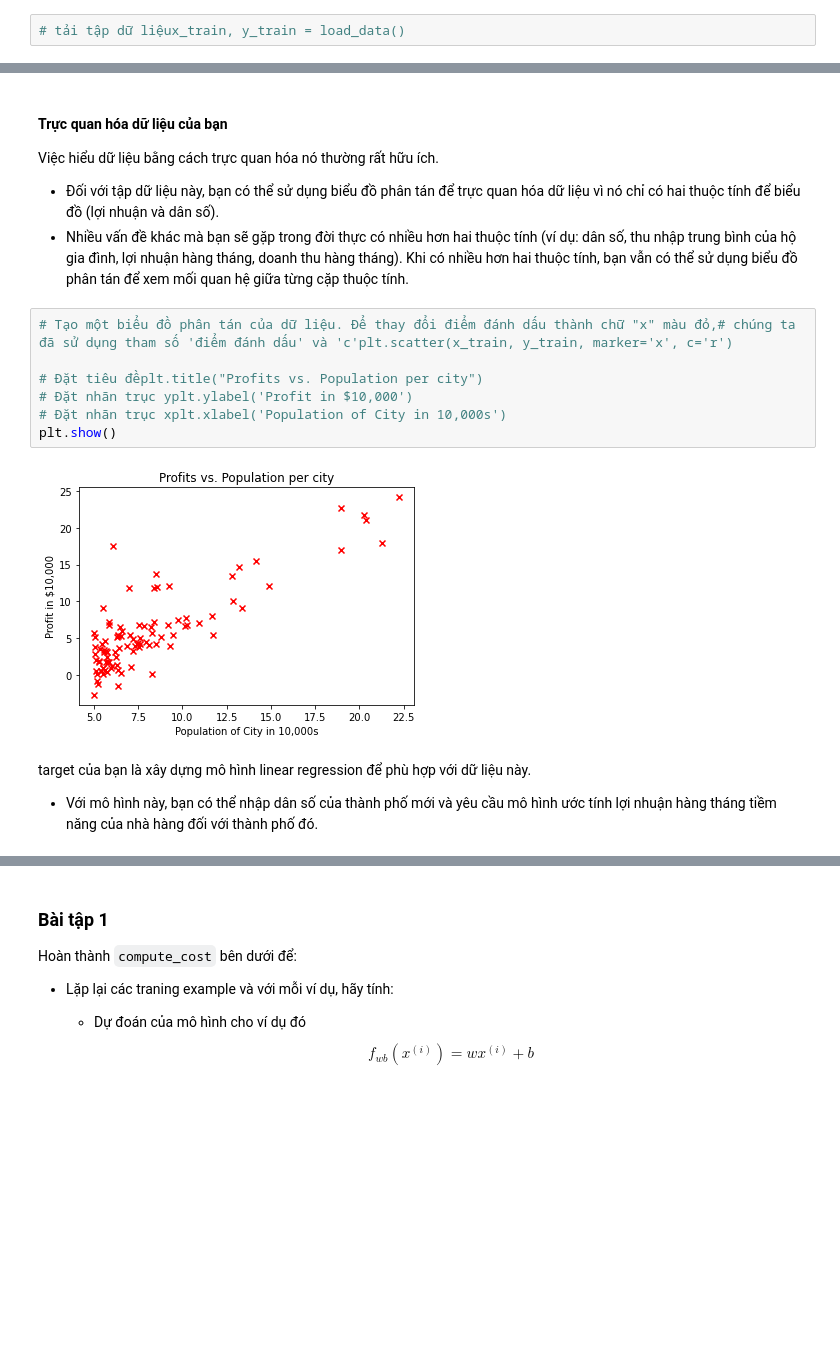
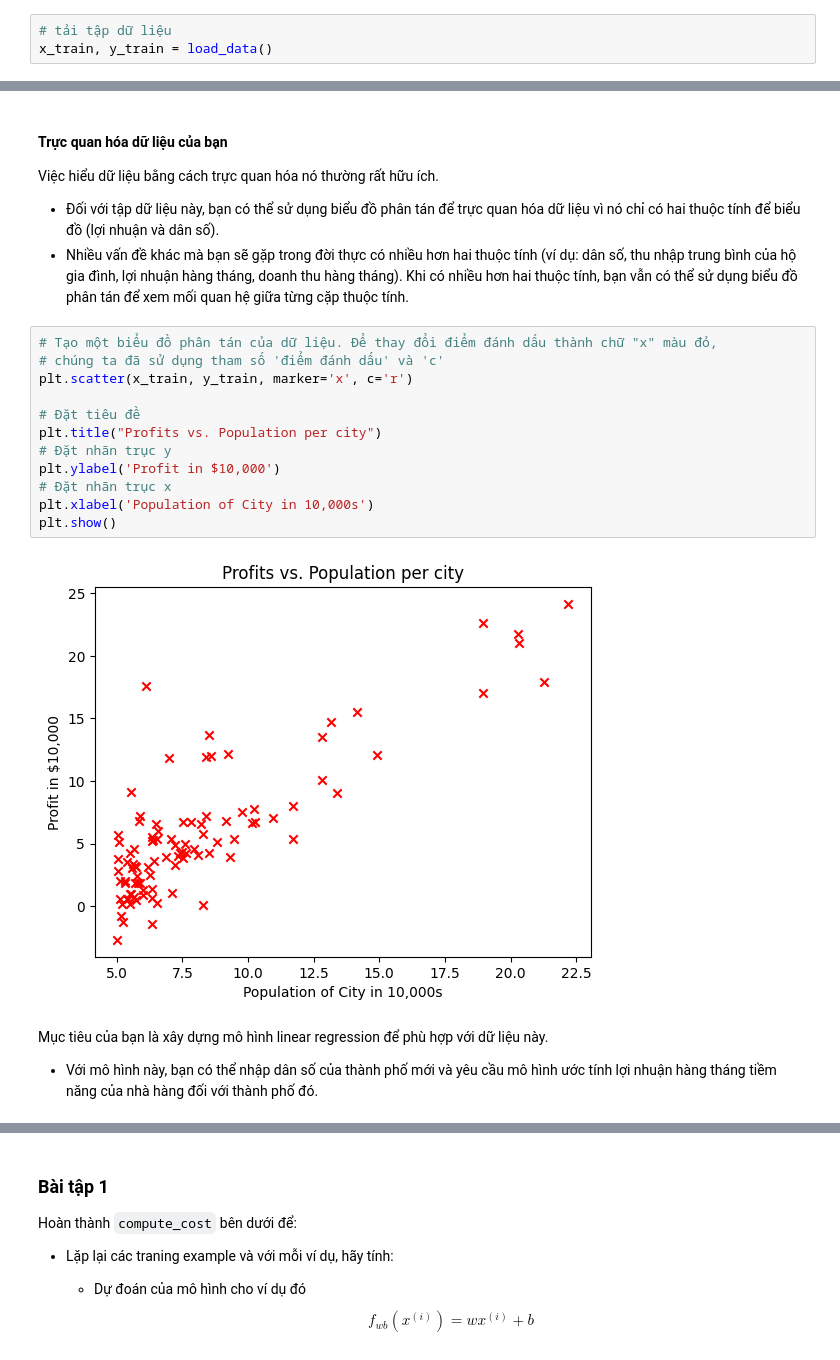
Before and after one commit to dangtanqui/tai_lieu_toan, a Jupyter notebook: AI/coursera/Machine learning/Machine-Learning-Specialization-Coursera/C1 - Supervised Machine Learning - Regression and Classification/week2/C1W2A1/C1_W2_Linear_Regression_vi.ipynb, the cells around one changed output, grey strips where cells are left out. Saved outputs shown, nothing was run; the diff lists cells and outputs as text; blank space fills up the shorter version.

Commit message:
xong regression

```diff
--- a/AI/coursera/Machine learning/Machine-Learning-Specialization-Coursera/C1 - Supervised Machine Learning - Regression and Classification/week2/C1W2A1/C1_W2_Linear_Regression_vi.ipynb
+++ b/AI/coursera/Machine learning/Machine-Learning-Specialization-Coursera/C1 - Supervised Machine Learning - Regression and Classification/week2/C1W2A1/C1_W2_Linear_Regression_vi.ipynb
@@ -49,7 +49,8 @@ Bạn sẽ bắt đầu bằng cách tải tập dữ liệu cho tác vụ này.
   - `y_train` là lợi nhuận của một nhà hàng ở thành phố đó. Giá trị âm cho lợi nhuận cho thấy một khoản lỗ.
   - Cả `X_train` và `y_train` đều là mảng numpy.
 # %%
-# tải tập dữ liệux_train, y_train = load_data()
+# tải tập dữ liệu
+x_train, y_train = load_data()
 # %% [markdown]
 #### Xem các biến
 Trước khi bắt đầu bất kỳ tác vụ nào, việc làm quen hơn với tập dữ liệu của bạn sẽ rất hữu ích.
@@ -104,16 +107,21 @@ Việc hiểu dữ liệu bằng cách trực quan hóa nó thường rất hữ
 - Đối với tập dữ liệu này, bạn có thể sử dụng biểu đồ phân tán để trực quan hóa dữ liệu vì nó chỉ có hai thuộc tính để biểu đồ (lợi nhuận và dân số).
 - Nhiều vấn đề khác mà bạn sẽ gặp trong đời thực có nhiều hơn hai thuộc tính (ví dụ: dân số, thu nhập trung bình của hộ gia đình, lợi nhuận hàng tháng, doanh thu hàng tháng). Khi có nhiều hơn hai thuộc tính, bạn vẫn có thể sử dụng biểu đồ phân tán để xem mối quan hệ giữa từng cặp thuộc tính.
 # %%
-# Tạo một biểu đồ phân tán của dữ liệu. Để thay đổi điểm đánh dấu thành chữ "x" màu đỏ,# chúng ta đã sử dụng tham số 'điểm đánh dấu' và 'c'plt.scatter(x_train, y_train, marker='x', c='r')
+# Tạo một biểu đồ phân tán của dữ liệu. Để thay đổi điểm đánh dấu thành chữ "x" màu đỏ,
+# chúng ta đã sử dụng tham số 'điểm đánh dấu' và 'c'
+plt.scatter(x_train, y_train, marker='x', c='r')
 
-# Đặt tiêu đềplt.title("Profits vs. Population per city")
-# Đặt nhãn trục yplt.ylabel('Profit in $10,000')
-# Đặt nhãn trục xplt.xlabel('Population of City in 10,000s')
+# Đặt tiêu đề
+plt.title("Profits vs. Population per city")
+# Đặt nhãn trục y
+plt.ylabel('Profit in $10,000')
+# Đặt nhãn trục x
+plt.xlabel('Population of City in 10,000s')
 plt.show()
 # %% [output]
-[figure, old version]
+[figure, new version]
 # %% [markdown]
-target của bạn là xây dựng mô hình linear regression để phù hợp với dữ liệu này.
+Mục tiêu của bạn là xây dựng mô hình linear regression để phù hợp với dữ liệu này.
 - Với mô hình này, bạn có thể nhập dân số của thành phố mới và yêu cầu mô hình ước tính lợi nhuận hàng tháng tiềm năng của nhà hàng đối với thành phố đó.
 # %% [markdown]
 <a name="4"></a>
```
Also changed, not shown: parts of 18 cells of this notebook, 18 other files.
